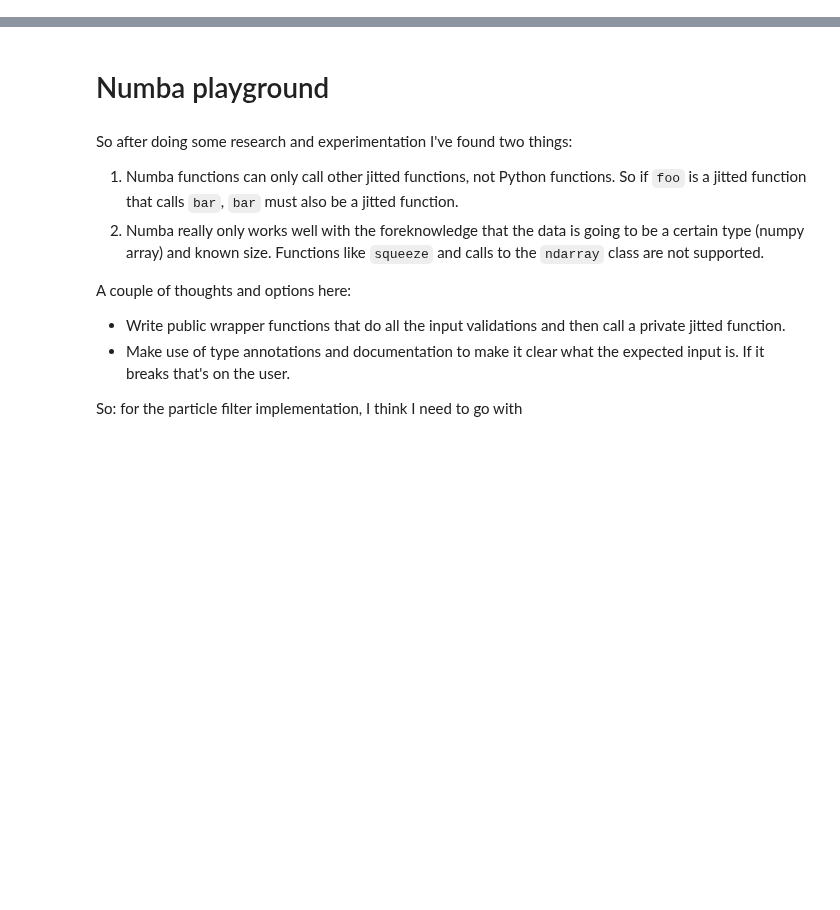
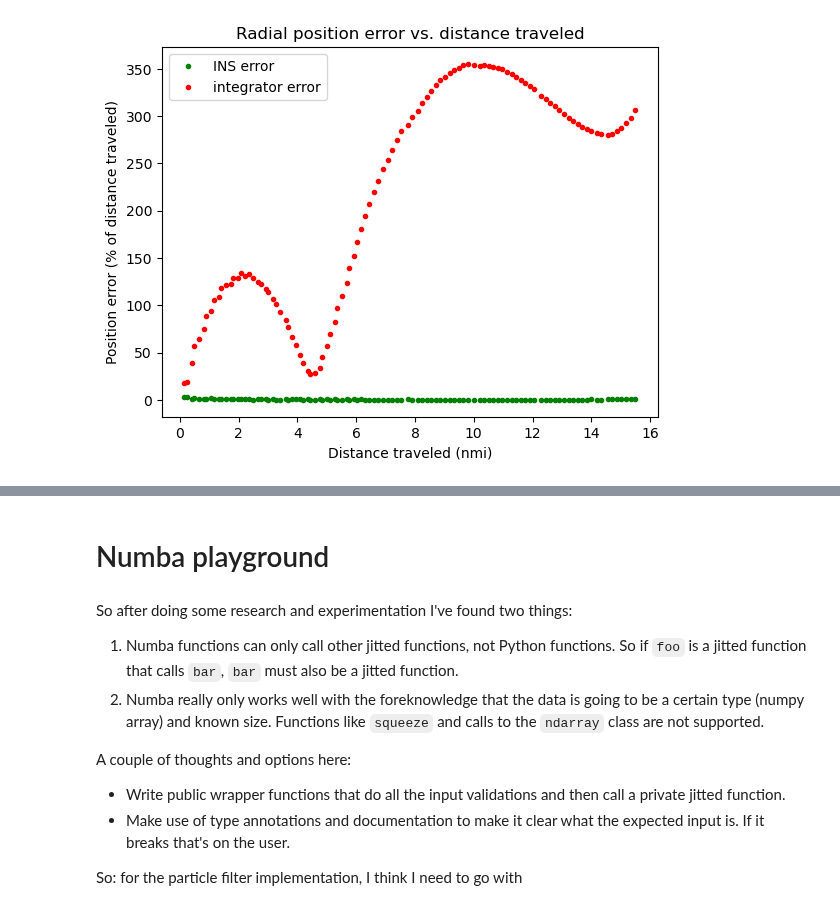
Before and after one commit to jbrodovsky/geophysical_nav, a Jupyter notebook: bathy_pf.ipynb, the cells around one changed output, grey strips where cells are left out. Cells and saved outputs as stored; diff of their text form; code cells hidden in the pictures; blank space fills up the shorter version.

```diff
--- a/bathy_pf.ipynb
+++ b/bathy_pf.ipynb
@@ -318,0 +18,5 @@ def propagate_ned(
+# %%
+home = os.path.join("~/Code/research_workspace")
+datapath = os.path.join(home, "source_data", "marine_tracklines")
+outpath = os.path.join(home, "source_data", "db")
+filepath = os.path.join("test", "test_data.m77t")
@@ -318,0 +37,39 @@ def propagate_ned(
+# %%
+# Run the filter
+integrator = strapdown.Integrator(init_pva, True)
+integrator.integrate(increments)
+
+feedback = filters.run_feedback_filter(
+    init_pva,
+    5,
+    2,
+    1,
+    1,
+    increments,
+    measurements=[observations],
+    time_step=1.0,
+    with_altitude=True,
+)
+ins_errors = transform.compute_state_difference(traj_ins, feedback.trajectory)
+integrator_error = transform.compute_state_difference(traj_ins, integrator.trajectory)
+# %%
+# Plot the results as a function of distance traveled
+plt.plot(
+    distance / 1852,
+    100 * np.sqrt(ins_errors.north**2 + ins_errors.east**2) / distance,
+    'g.',
+    label="INS error",
+)
+plt.plot(
+    distance / 1852,
+    100 * np.sqrt(integrator_error.north**2 + integrator_error.east**2) / distance,
+    'r.',
+    label="integrator error",
+)
+plt.xlabel("Distance traveled (nmi)")
+plt.ylabel("Position error (% of distance traveled)")
+plt.title("Radial position error vs. distance traveled")
+plt.legend()
+plt.show()
+# %% [output]
+[figure, added]
```
Also changed, not shown: parts of 76 cells of this notebook, 26 other files.
